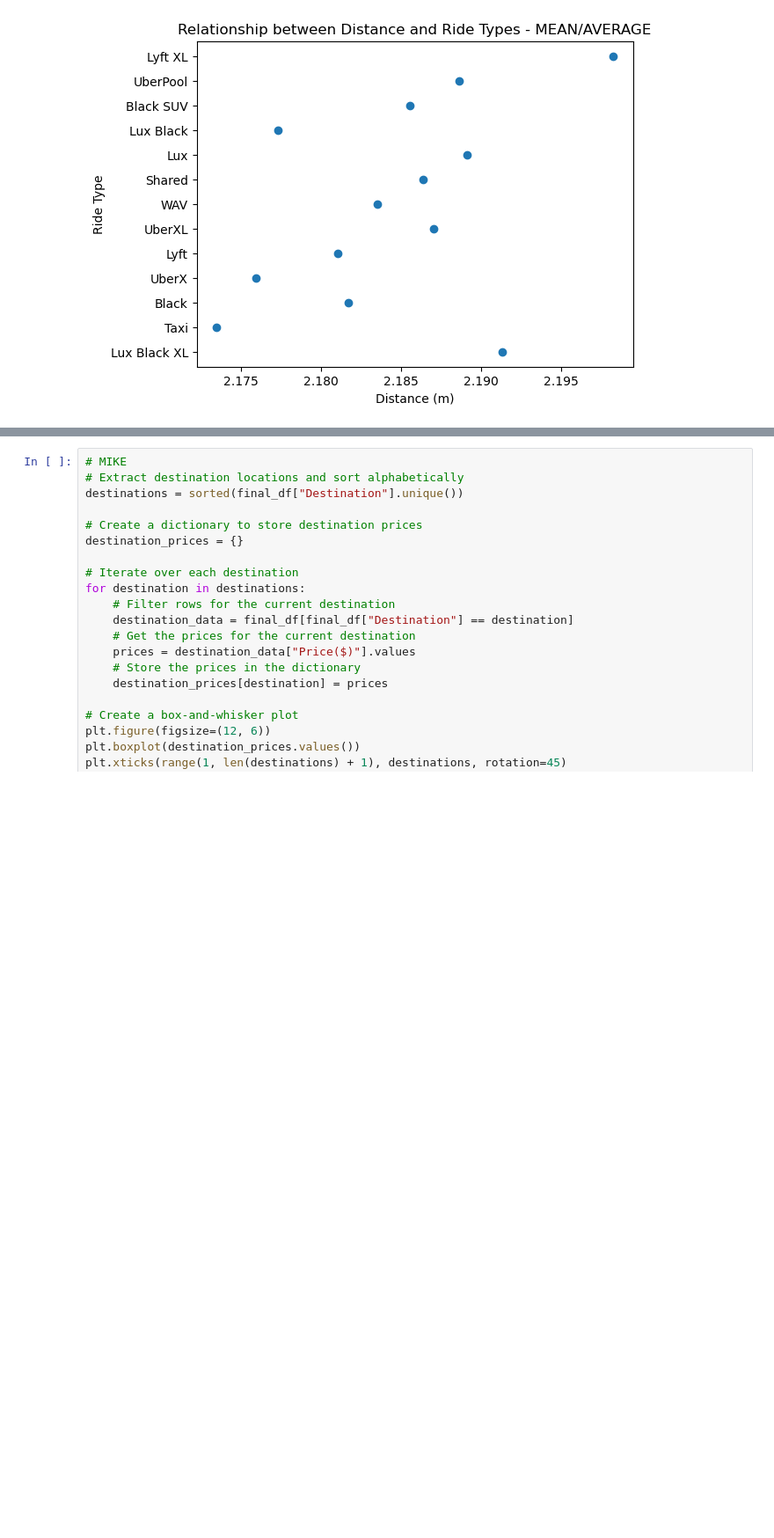
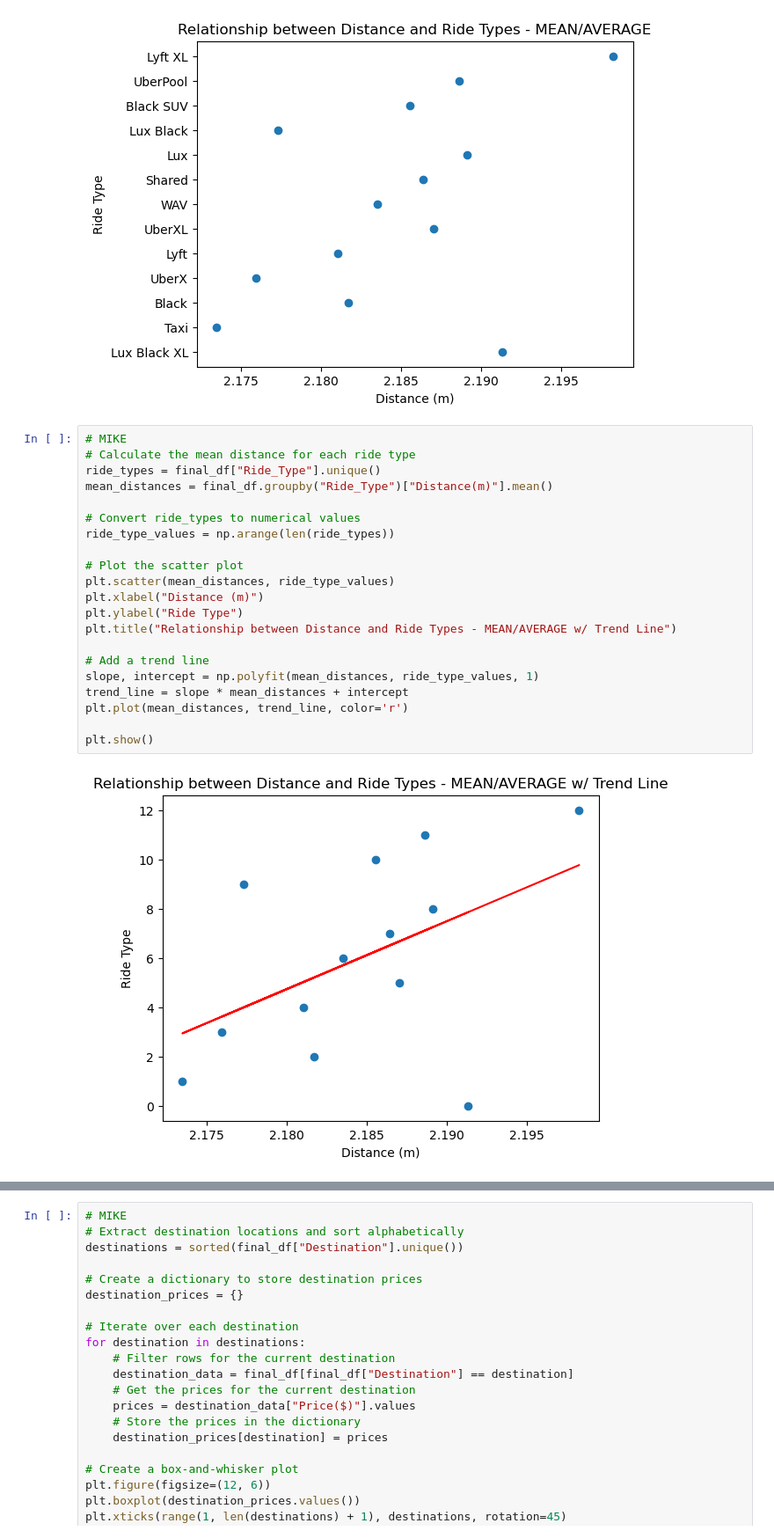
Before and after one commit to marnaji/Project-1, a Jupyter notebook: main.ipynb, the cells around one changed output, grey strips where cells are left out. Shown at 88% size. Saved outputs shown, nothing was run; the diff lists cells and outputs as text; blank space fills up the shorter version.

Commit message:
main additions mike

```diff
--- a/main.ipynb
+++ b/main.ipynb
@@ -329,4 +331,27 @@ plt.title("Relationship between Distance and Ride Types - MEAN/AVERAGE")
 plt.show()
 # %% [output]
 [figure]
+# %%
+# MIKE
+# Calculate the mean distance for each ride type
+ride_types = final_df["Ride_Type"].unique()
+mean_distances = final_df.groupby("Ride_Type")["Distance(m)"].mean()
+
+# Convert ride_types to numerical values
+ride_type_values = np.arange(len(ride_types))
+
+# Plot the scatter plot
+plt.scatter(mean_distances, ride_type_values)
+plt.xlabel("Distance (m)")
+plt.ylabel("Ride Type")
+plt.title("Relationship between Distance and Ride Types - MEAN/AVERAGE w/ Trend Line")
+
+# Add a trend line
+slope, intercept = np.polyfit(mean_distances, ride_type_values, 1)
+trend_line = slope * mean_distances + intercept
+plt.plot(mean_distances, trend_line, color='r')
+
+plt.show()
+# %% [output]
+[figure, added]
 # %%
```
Also changed, not shown: parts of 9 cells of this notebook.
